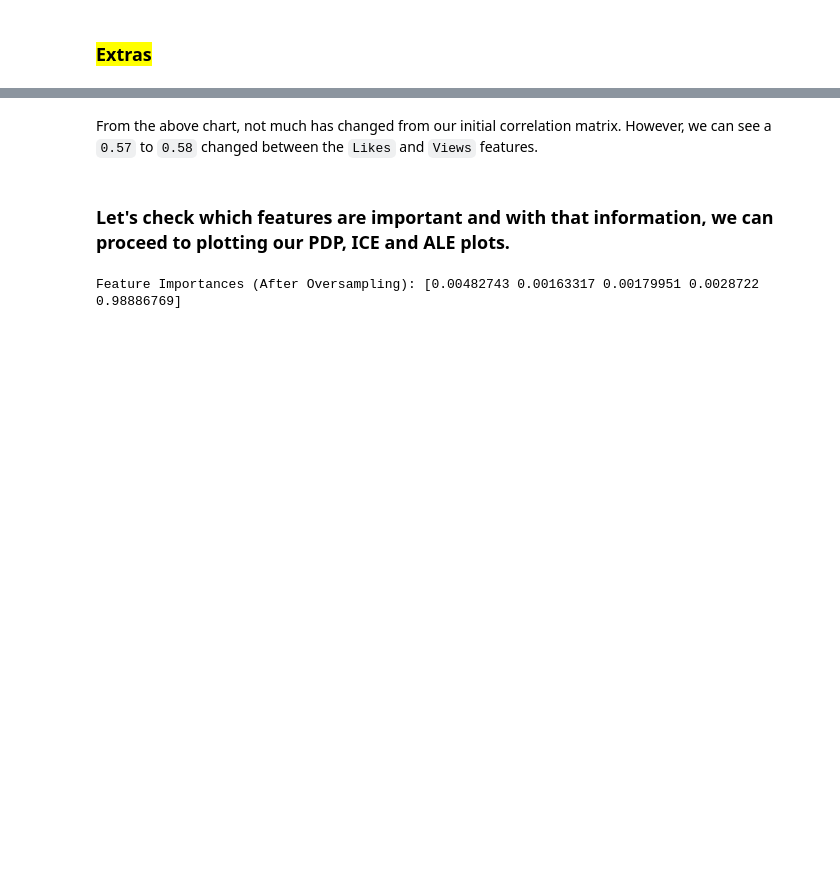
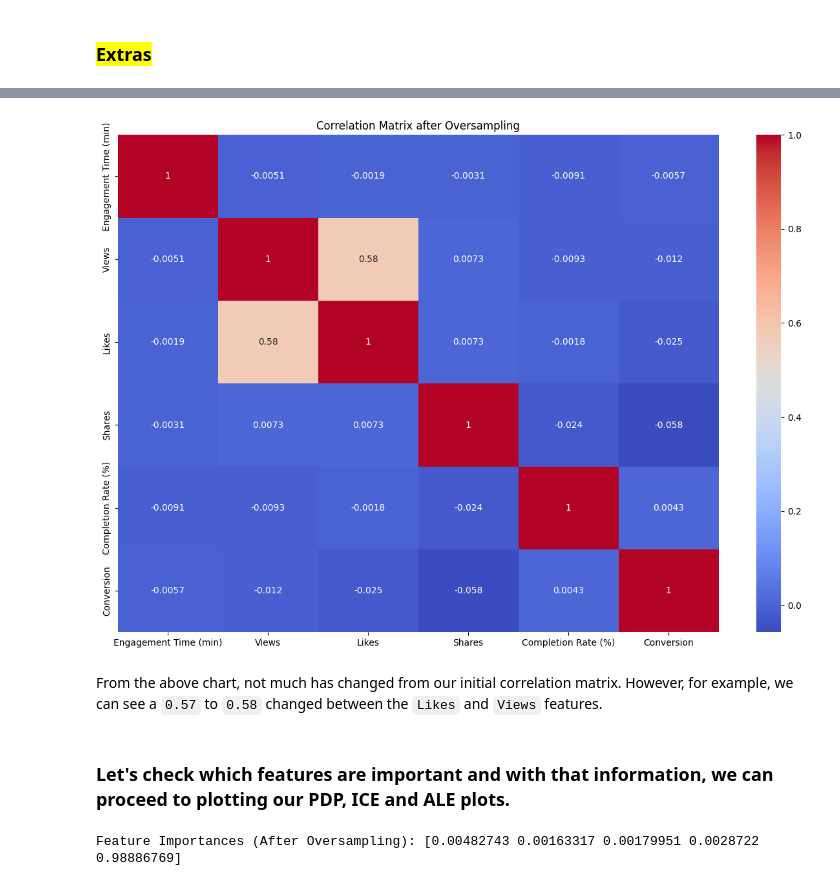
Before and after one commit to theorignalmapdcodex/aipi590_i-4_et2, a Jupyter notebook: notebooks/pdp+ice+ale_plot_interpretation.ipynb, the cells around one changed output, grey strips where cells are left out. Drawn from its saved outputs; the diff is of its cells as text; code cells hidden in the pictures; blank space fills up the shorter version.

```diff
--- a/notebooks/pdp+ice+ale_plot_interpretation.ipynb
+++ b/notebooks/pdp+ice+ale_plot_interpretation.ipynb
@@ -397,16 +436,18 @@ weighted avg       1.00      1.00      1.00      4200
 # %%
-# # Let's run plot a correlation matrix again to see what has changed
-# new_bcs_data = pd.concat([X_new_os, Y_new_os], axis=1)
+# Let's run plot a correlation matrix again to see what has changed
+new_bcs_data = pd.concat([X_train_resampled, Y_train_resampled], axis=1)
 
-# corr_matrix = new_bcs_data.corr()
+corr_matrix = new_bcs_data.corr()
 
-# # Visualizing the correlation matrix
-# plt.figure(figsize=(15,10))
-# sns.heatmap(corr_matrix, annot=True, cmap='coolwarm')
-# plt.title('Correlation Matrix after Oversampling')
-# plt.show()
+# Visualizing the correlation matrix
+plt.figure(figsize=(15,10))
+sns.heatmap(corr_matrix, annot=True, cmap='coolwarm')
+plt.title('Correlation Matrix after Oversampling')
+plt.show()
+# %% [output]
+[figure, added]
 # %% [markdown]
-From the above chart, not much has changed from our initial correlation matrix. However, we can see a `0.57` to `0.58` changed between the `Likes` and `Views` features.
+From the above chart, not much has changed from our initial correlation matrix. However, for example, we can see a `0.57` to `0.58` changed between the `Likes` and `Views` features.
 # %% [markdown]
 ### Let's check which features are important and with that information, we can proceed to plotting our PDP, ICE and ALE plots.
 # %%
```
Also changed, not shown: parts of 14 cells of this notebook.
